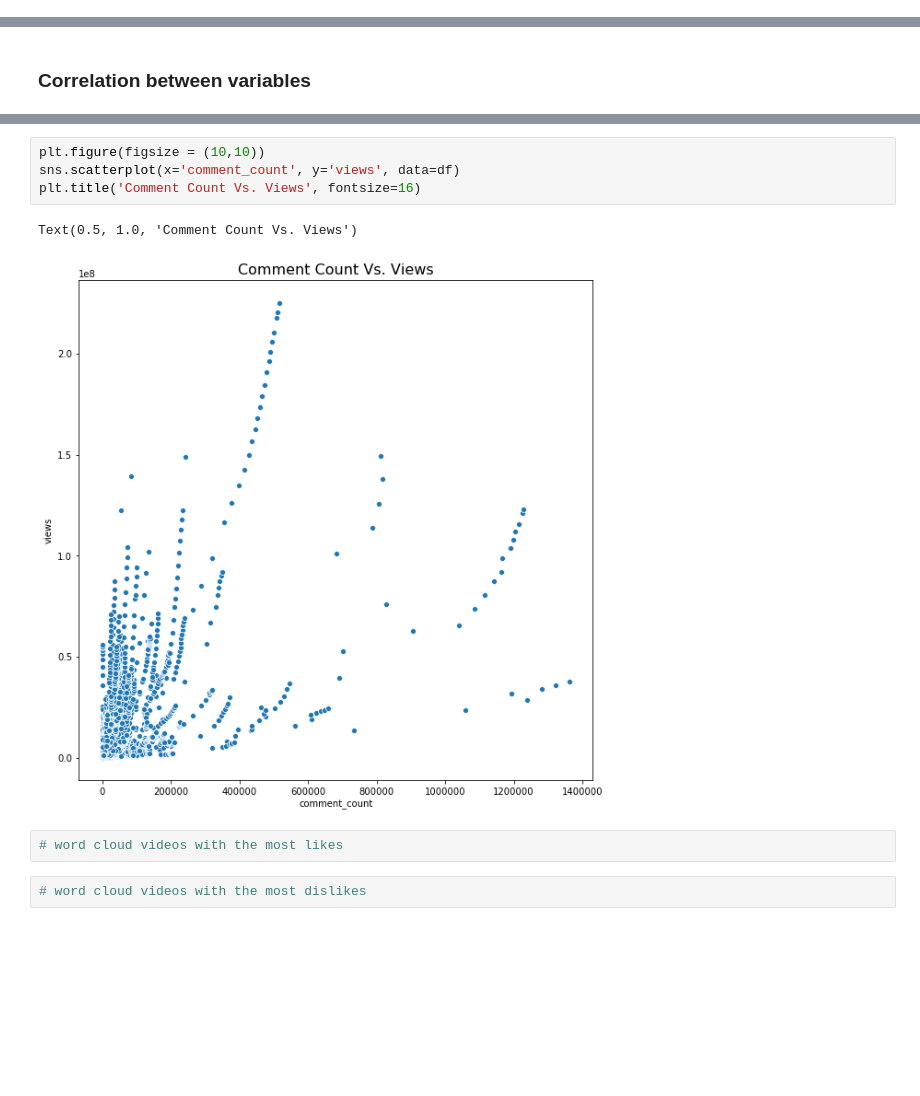
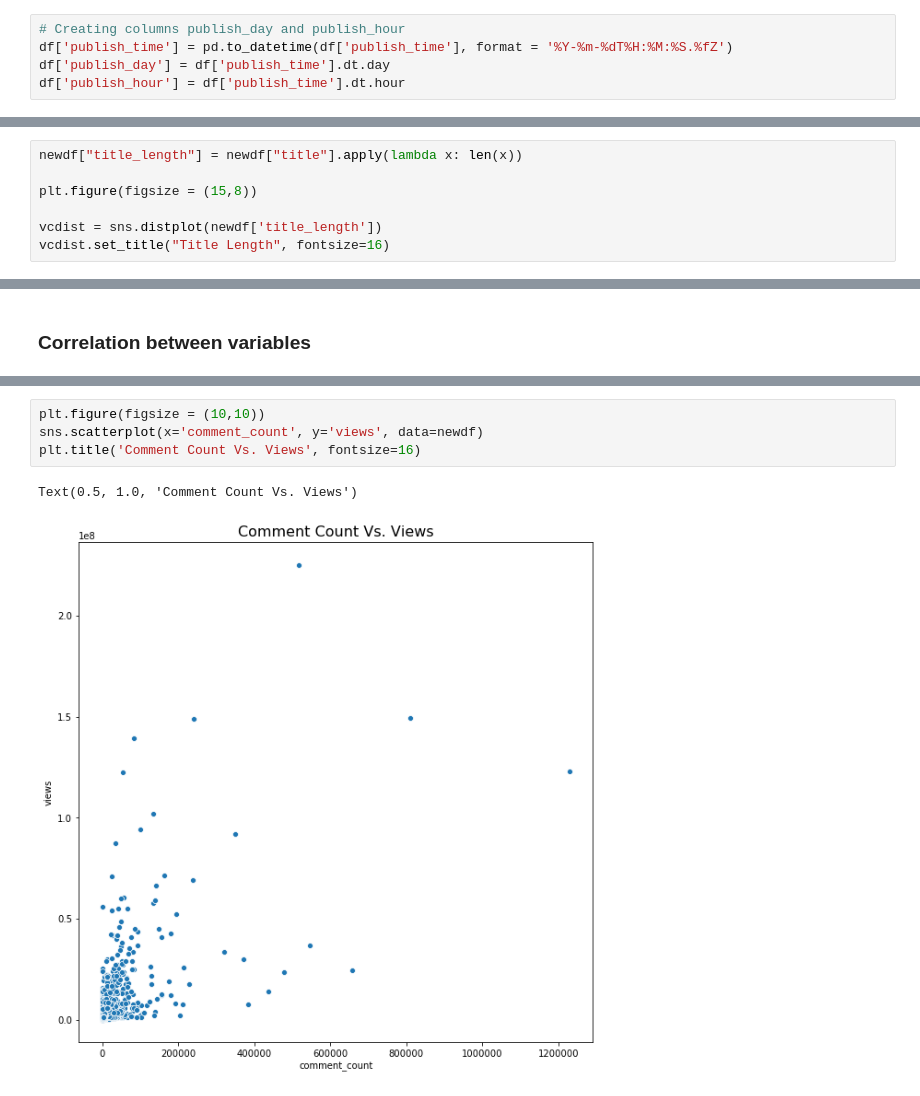
Before and after one commit to juyamauti/YoutubeEDA, a Jupyter notebook: Youtube_TrendingVideosEDA.ipynb, the cells around one changed output, grey strips where cells are left out. Saved outputs shown, nothing was run; the diff lists cells and outputs as text; blank space fills up the shorter version.

```diff
--- a/Youtube_TrendingVideosEDA.ipynb
+++ b/Youtube_TrendingVideosEDA.ipynb
@@ -134,3 +136,8 @@ df.head(3)
 | 0 | 2kyS6SvSYSE | 17.14.11 | WE WANT TO TALK ABOUT OUR MARRIAGE | CaseyNeistat | 22 | 2017-11-13T17:13:01.000Z | SHANtell martin | 748374 | 57527 | ... |
 | 1 | 1ZAPwfrtAFY | 17.14.11 | The Trump Presidency: Last Week T... | LastWeekTonight | 24 | 2017-11-13T07:30:00.000Z | last week tonight trump presidenc... | 2418783 | 97185 | ... |
 | 2 | 5qpjK5DgCt4 | 17.14.11 | Racist Superman | Rudy Mancuso, K... | Rudy Mancuso | 23 | 2017-11-12T19:05:24.000Z | racist superman|"rudy"|"mancuso"|... | 3191434 | 146033 | ... |
+# %%
+# Creating columns publish_day and publish_hour
+df['publish_time'] = pd.to_datetime(df['publish_time'], format = '%Y-%m-%dT%H:%M:%S.%fZ')
+df['publish_day'] = df['publish_time'].dt.day
+df['publish_hour'] = df['publish_time'].dt.hour
@@ -414,0 +450,7 @@ tl = ctchart.set_xticklabels(ctchart.get_xticklabels(), rotation=90, fontsize=10
+# %%
+newdf["title_length"] = newdf["title"].apply(lambda x: len(x))
+
+plt.figure(figsize = (15,8))
+
+vcdist = sns.distplot(newdf['title_length'])
+vcdist.set_title("Title Length", fontsize=16)
@@ -481,11 +529,7 @@ Text(0.5, 1.0, 'Dislikes Vs. Views')
 # %%
 plt.figure(figsize = (10,10))
-sns.scatterplot(x='comment_count', y='views', data=df)
+sns.scatterplot(x='comment_count', y='views', data=newdf)
 plt.title('Comment Count Vs. Views', fontsize=16)
 # %% [output]
 Text(0.5, 1.0, 'Comment Count Vs. Views')
-[figure, old version]
+[figure, new version]
-# %%
-# word cloud videos with the most likes
-# %%
-# word cloud videos with the most dislikes
```
Also changed, not shown: parts of 34 cells of this notebook.
